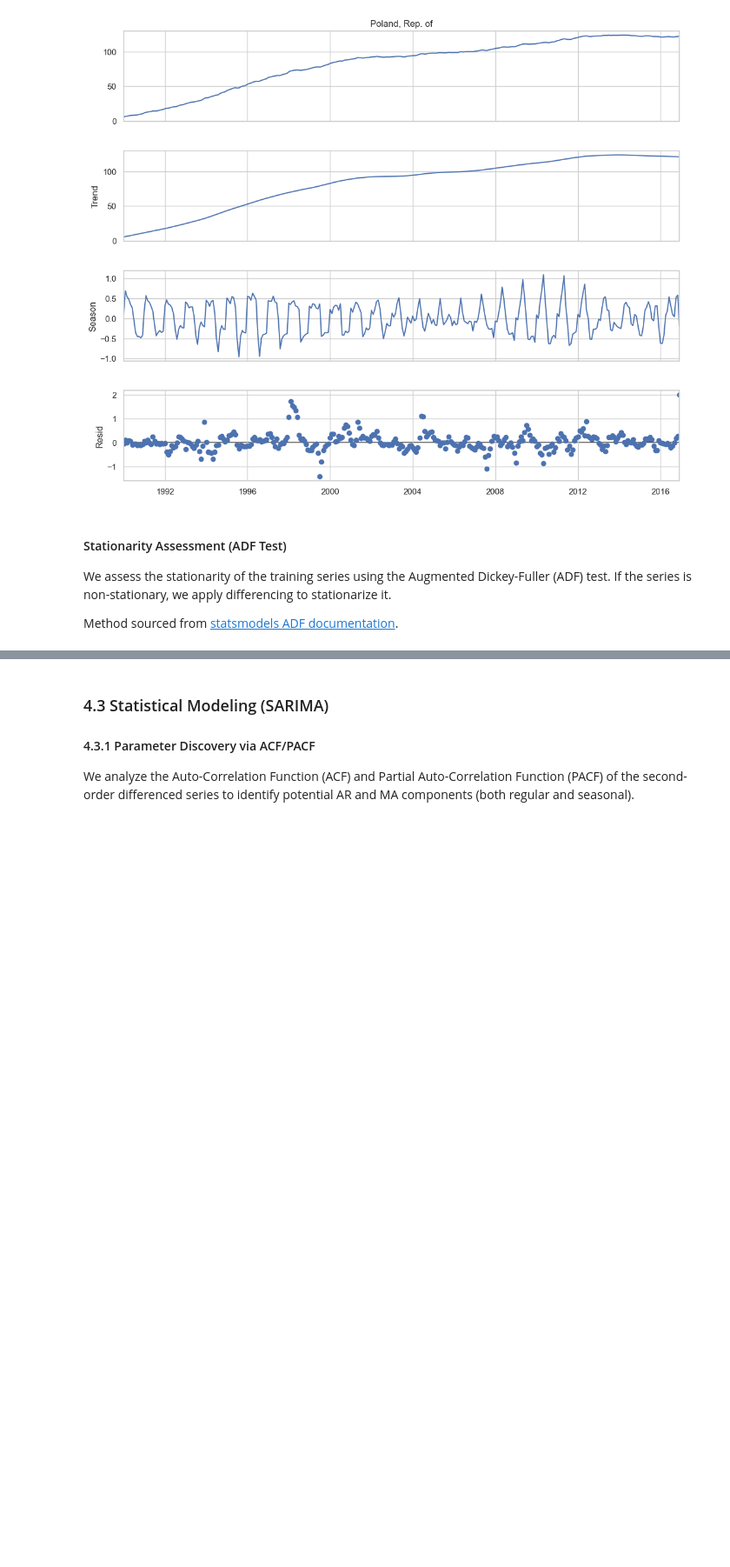
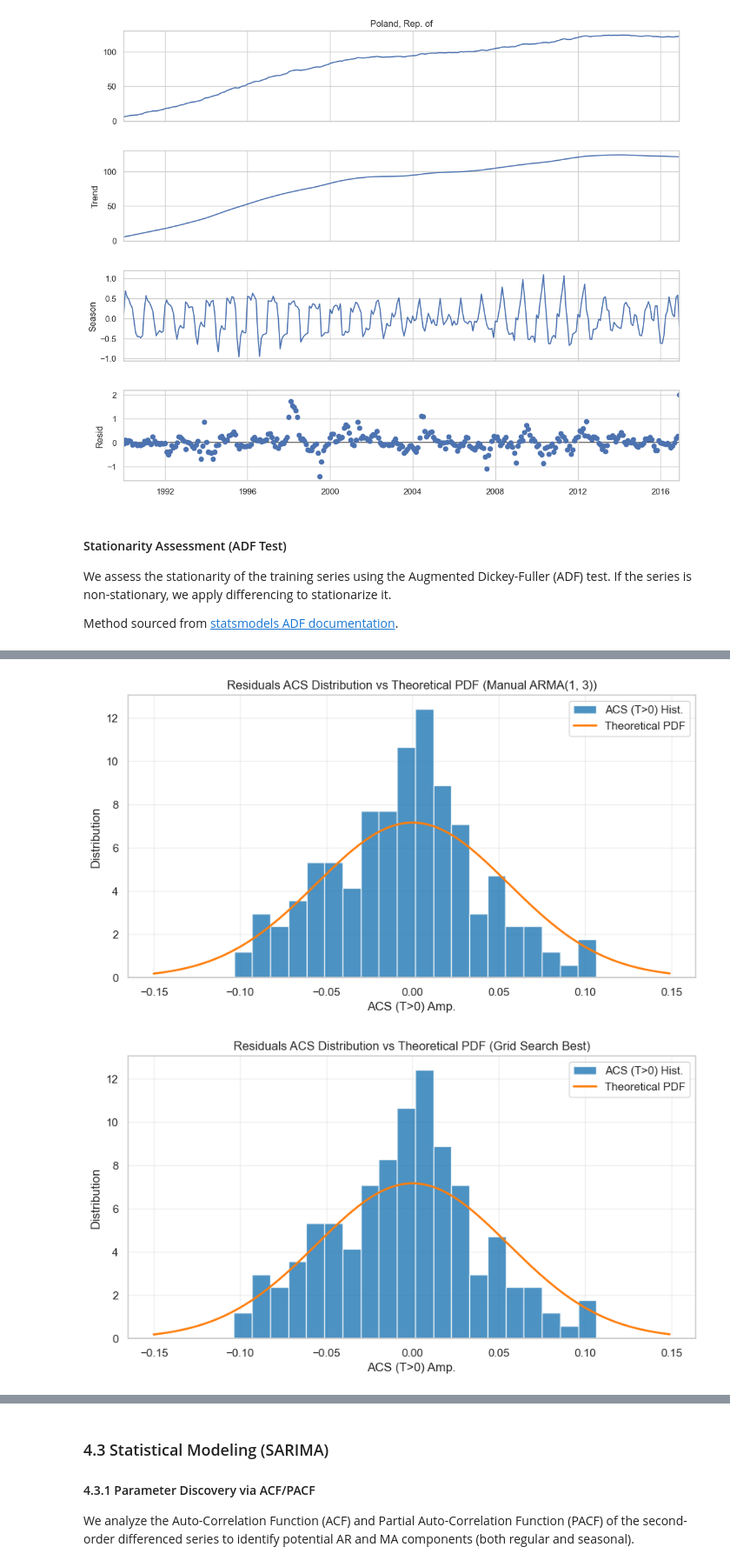
Before and after one commit to Pedr0S22/price-tagging-cpi, a Jupyter notebook: cpi-tagging.ipynb, the cells around one changed output, grey strips where cells are left out. Shown at 87% size. Cells and saved outputs as stored; diff of their text form; code cells hidden in the pictures; blank space fills up the shorter version.

Commit message:
classical models chosen and done

```diff
--- a/cpi-tagging.ipynb
+++ b/cpi-tagging.ipynb
@@ -152,0 +213,11 @@ Method sourced from [statsmodels ADF documentation](https://www.statsmodels.org/
+# %%
+# Diagnosed from your PACF and ACF plots
+q_man_ARIMA = 3
+p_man_ARIMA = 1
+
+print(f"Fitting Manual ARMA({q_man_ARIMA}, {p_man_ARIMA}) model")
+manual_model = ARIMA(residual, order=(p_man_ARIMA, 0, q_man_ARIMA))
+manual_res = manual_model.fit()
+
+# Print the summary to see coefficients and p-values
+print(manual_res.summary())
@@ -152,0 +293,44 @@ Method sourced from [statsmodels ADF documentation](https://www.statsmodels.org/
+# %%
+import numpy as np
+import scipy.stats as spyst
+import matplotlib.pyplot as plt
+from statsmodels.tsa.stattools import acf
+
+def analyze_residuals_acs(fitted_model, title="Model"):
+    # Extract residuals, skipping the first one as is standard practice[cite: 1]
+    res = fitted_model.resid[1:]
+    N = len(res)
+
+    # Compute the Autocorrelation Sequence (ACS)
+    # We use fft=False and extract [1:] to drop lag 0 (which is always 1)[cite: 1]
+    ac = acf(res, nlags=min(500, N // 2), fft=False)[1:]
+
+    plt.figure(figsize=(10, 5))
+
+    # 1. Plot the Histogram of the ACS values[cite: 1]
+    plt.hist(ac, bins=20, density=True, label='ACS (T>0) Hist.', color='tab:blue', alpha=0.8)
+
+    # 2. Plot the Theoretical Normal PDF[cite: 1]
+    # Mean = 0, Standard Deviation = 1/sqrt(N)
+    rg = np.arange(-0.15, 0.15, 0.001)
+    pdf = spyst.norm.pdf(rg, 0, 1/np.sqrt(N))
+
+    plt.plot(rg, pdf, label='Theoretical PDF', color='tab:orange', linewidth=2)
+
+    # Formatting
+    plt.xlabel("ACS (T>0) Amp.")
+    plt.ylabel("Distribution")
+    plt.title(f"Residuals ACS Distribution vs Theoretical PDF ({title})")
+    plt.legend()
+    plt.grid(True, alpha=0.3)
+    plt.show()
+
+# Analyzing manual ARMA model:
+analyze_residuals_acs(manual_res, title=f"Manual ARMA({p_man_ARIMA}, {q_man_ARIMA})")
+
+# Analyzing the best model from the grid search:
+best_model = ARIMA(residual, order=(best_pq[0], 0, best_pq[1])).fit()
+analyze_residuals_acs(best_model, title="Grid Search Best")
+# %% [output]
+[figure, added]
+[figure, added]
```
Also changed, not shown: parts of 21 cells of this notebook.
